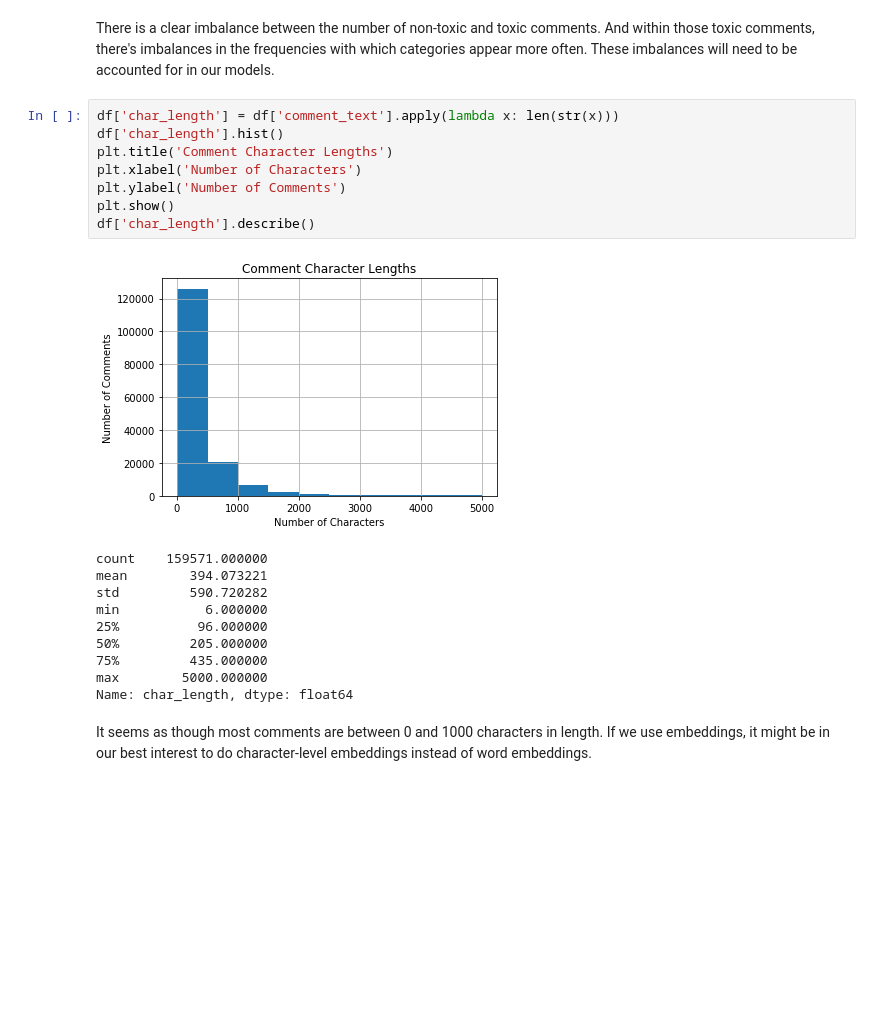
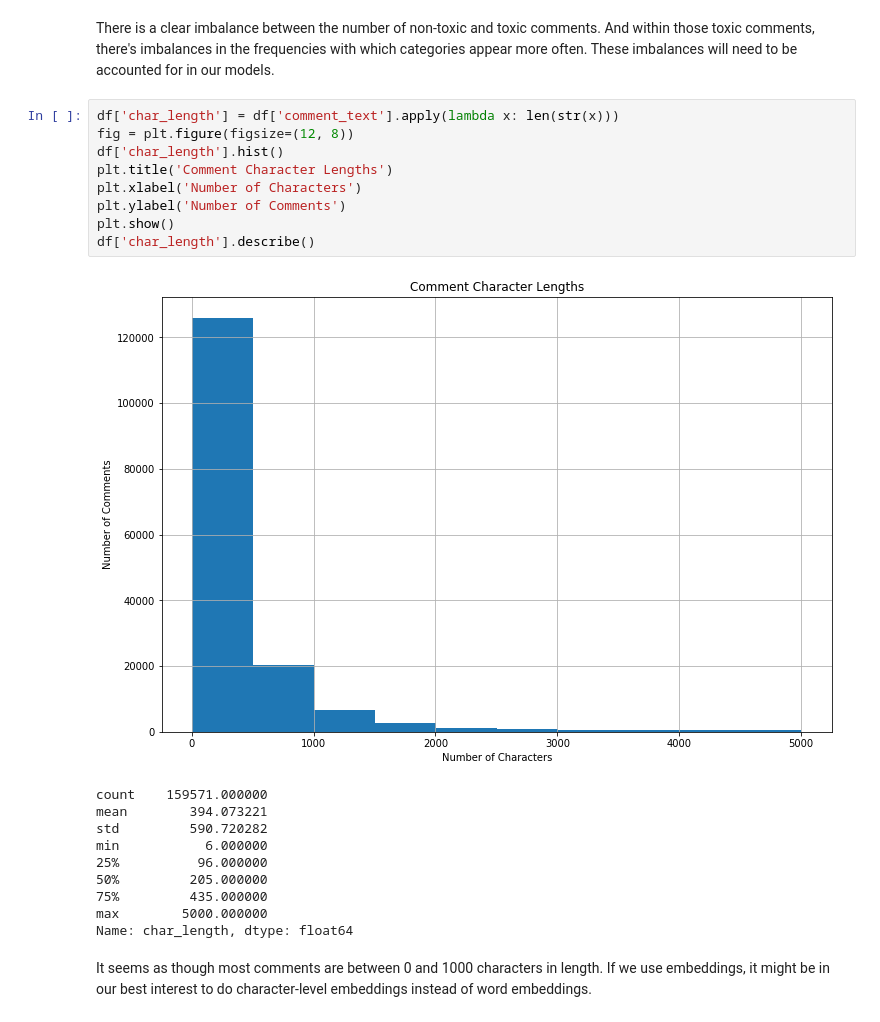
Before and after one commit to SaltyQuetzals/Toxicroak, a Jupyter notebook: src/Data Inspection.ipynb, the cells around one changed output. Drawn from its saved outputs; the diff is of its cells as text; blank space fills up the shorter version.

```diff
--- a/src/Data Inspection.ipynb
+++ b/src/Data Inspection.ipynb
@@ -67,14 +90,15 @@ Number of training rows: 159571
 There is a clear imbalance between the number of non-toxic and toxic comments. And within those toxic comments, there's imbalances in the frequencies with which categories appear more often. These imbalances will need to be accounted for in our models.
 # %%
 df['char_length'] = df['comment_text'].apply(lambda x: len(str(x)))
+fig = plt.figure(figsize=(12, 8))
 df['char_length'].hist()
 plt.title('Comment Character Lengths')
 plt.xlabel('Number of Characters')
 plt.ylabel('Number of Comments')
 plt.show()
 df['char_length'].describe()
 # %% [output]
-[figure, old version]
+[figure, new version]
 count    159571.000000
 mean        394.073221
 std         590.720282
```
Also changed, not shown: parts of 2 cells of this notebook, 7 other files.
